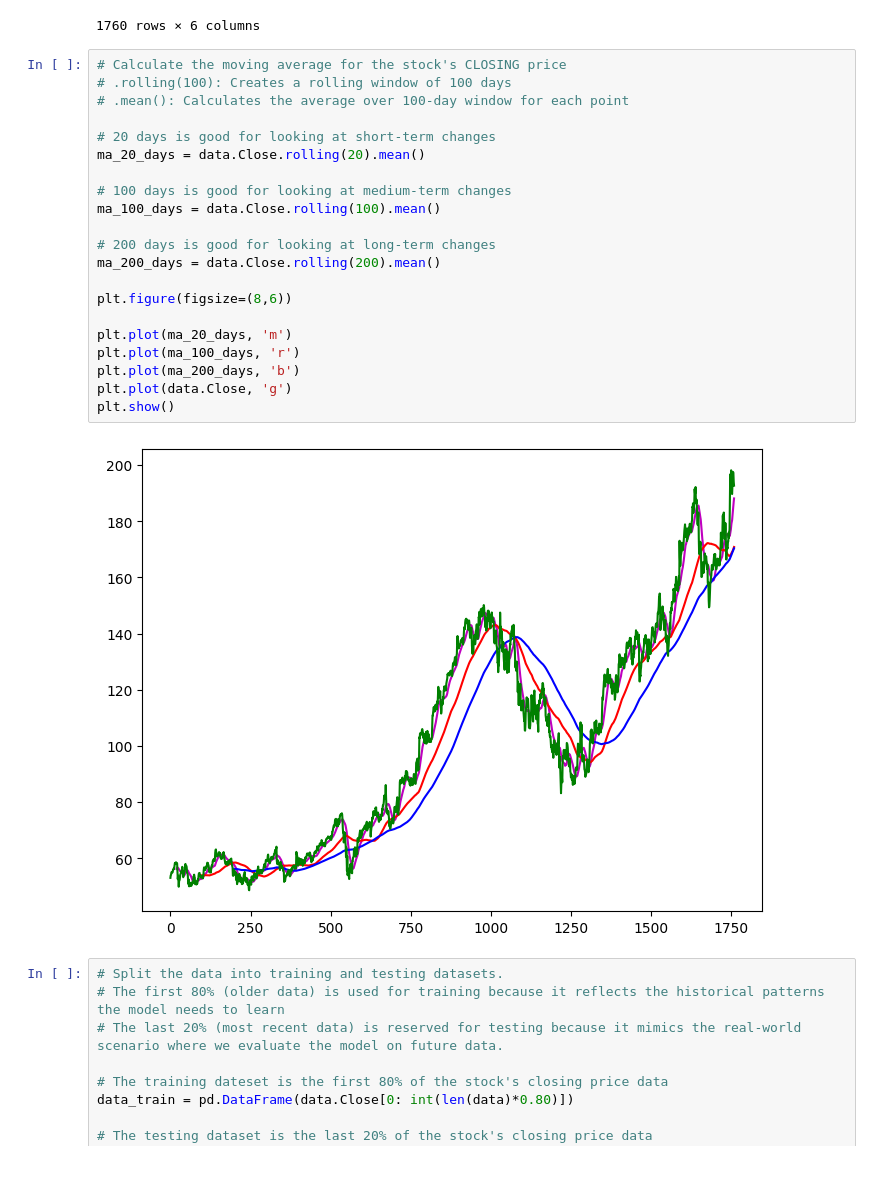
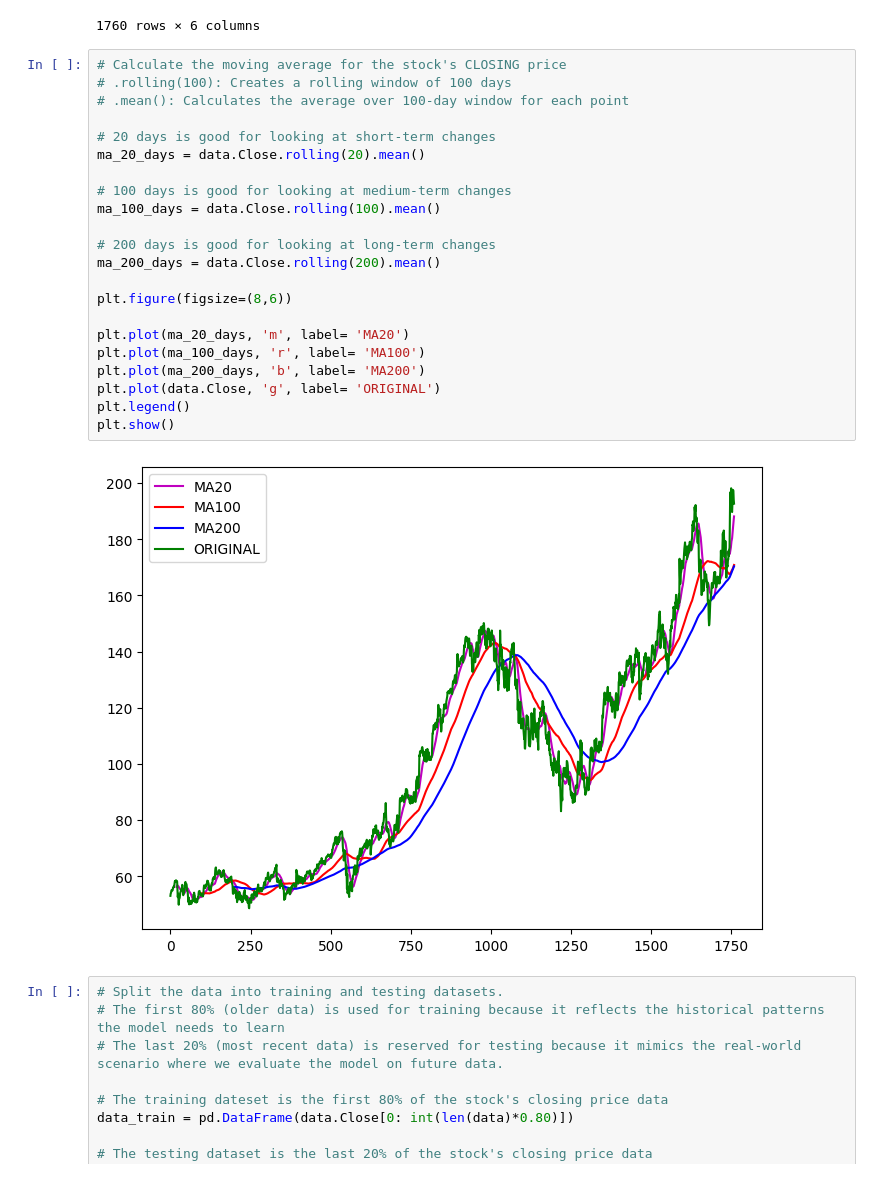
Before and after one commit to alexandraspadafino/Stock-Market-Predictor, a Jupyter notebook: startingcode.ipynb, the cells around one changed output. Saved outputs shown, nothing was run; the diff lists cells and outputs as text.

Commit message:
finished adding labels to graph as well as adding comments in code

```diff
--- a/startingcode.ipynb
+++ b/startingcode.ipynb
@@ -42,26 +42,27 @@ data
 # %%
 # Calculate the moving average for the stock's CLOSING price
 # .rolling(100): Creates a rolling window of 100 days
 # .mean(): Calculates the average over 100-day window for each point
 
 # 20 days is good for looking at short-term changes
 ma_20_days = data.Close.rolling(20).mean()
 
 # 100 days is good for looking at medium-term changes
 ma_100_days = data.Close.rolling(100).mean()
 
 # 200 days is good for looking at long-term changes
 ma_200_days = data.Close.rolling(200).mean()
 
 plt.figure(figsize=(8,6))
 
-plt.plot(ma_20_days, 'm')
-plt.plot(ma_100_days, 'r')
-plt.plot(ma_200_days, 'b')
-plt.plot(data.Close, 'g')
+plt.plot(ma_20_days, 'm', label= 'MA20')
+plt.plot(ma_100_days, 'r', label= 'MA100')
+plt.plot(ma_200_days, 'b', label= 'MA200')
+plt.plot(data.Close, 'g', label= 'ORIGINAL')
+plt.legend()
 plt.show()
 # %% [output]
-[figure, old version]
+[figure, new version]
 # %%
 # Split the data into training and testing datasets.
 # The first 80% (older data) is used for training because it reflects the historical patterns the model needs to learn
```
Also changed, not shown: parts of 8 cells of this notebook, 1 other file.
